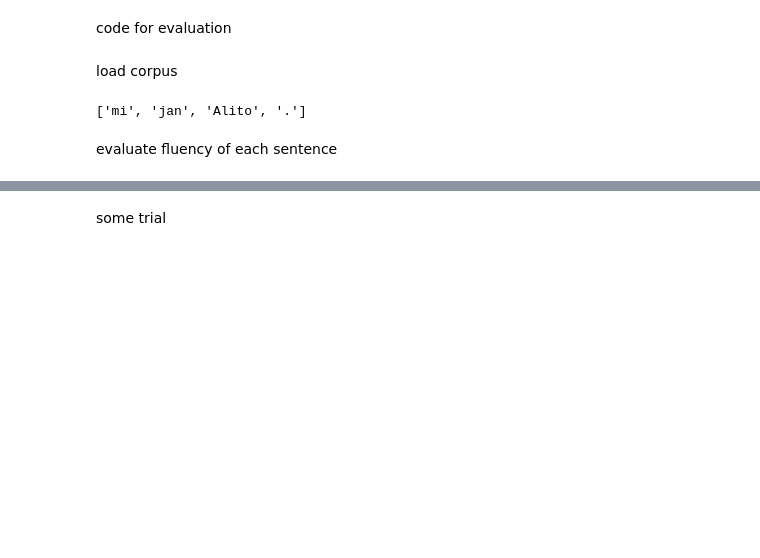
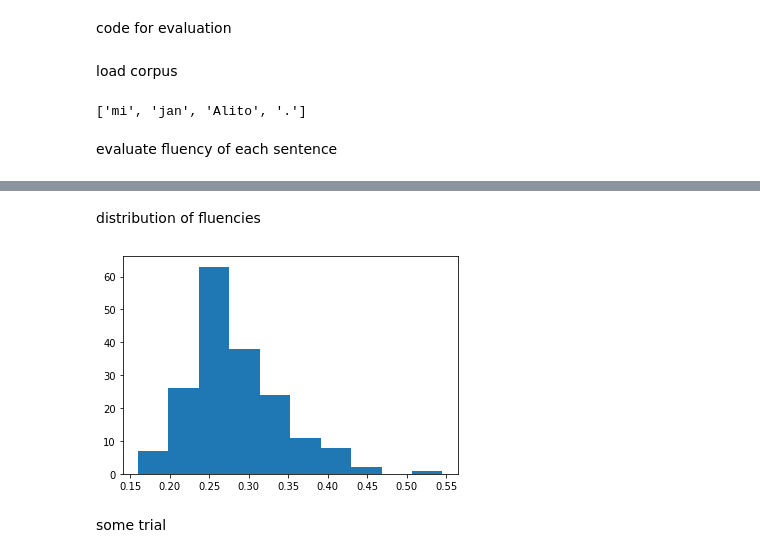
Before and after one commit to nymwa/Toki-Pona-1000-Sentences-Corpus, a Jupyter notebook: fluency.ipynb, the cells around one changed output, grey strips where cells are left out. Cells and saved outputs as stored; diff of their text form; code cells hidden in the pictures; blank space fills up the shorter version.

```diff
--- a/fluency.ipynb
+++ b/fluency.ipynb
@@ -106,3 +112,10 @@ for i, line in enumerate(sents):
+# %% [markdown]
+distribution of fluencies
+# %%
+plt.hist([score for score in scores])
+plt.show()
+# %% [output]
+[figure, added]
 # %% [markdown]
 some trial
 # %%
```
Also changed, not shown: parts of 6 cells of this notebook, 1 other file.
